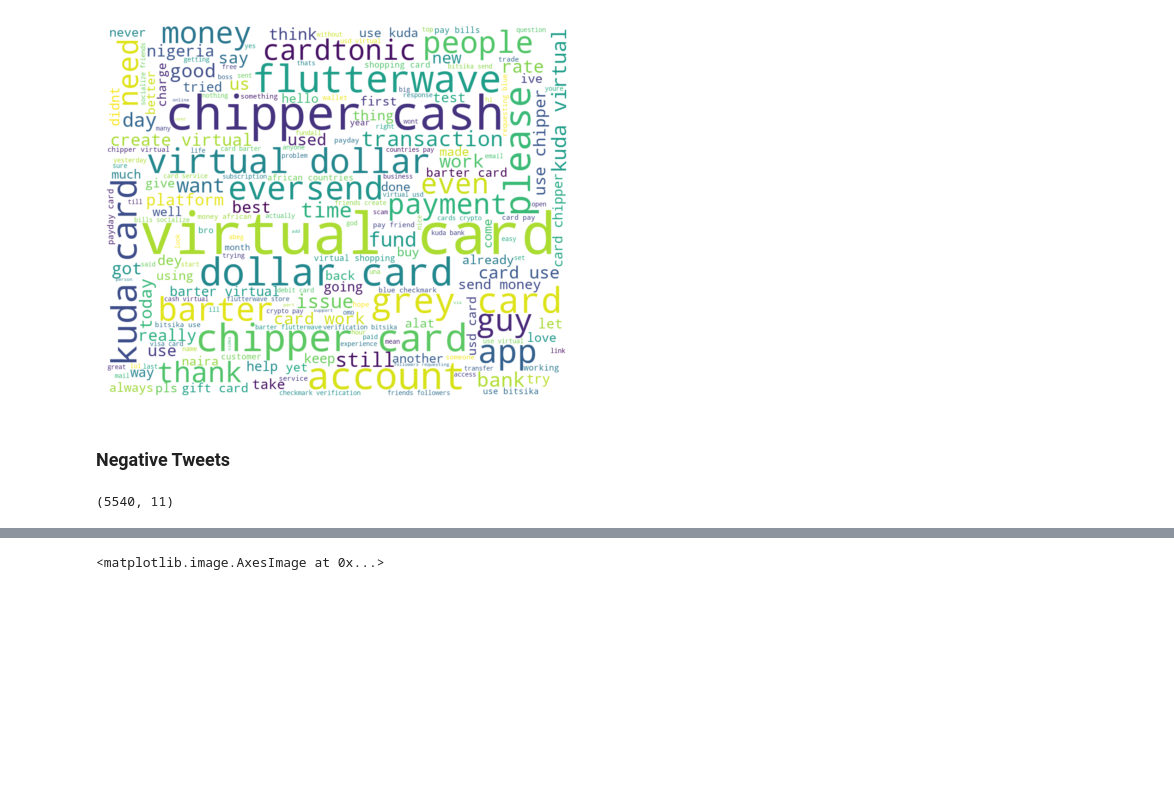
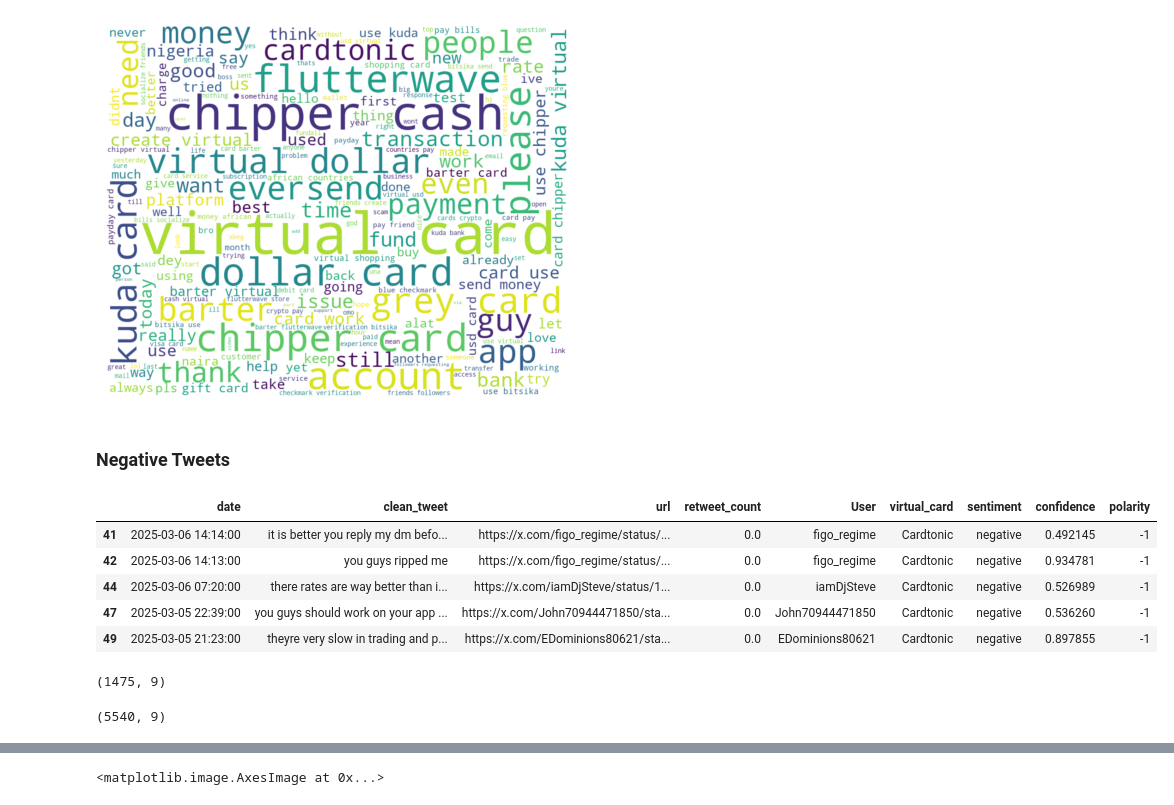
Before and after one commit to Anelawrence/Twitter-Sentiment-Analysis-Virtual-Cards, a Jupyter notebook: virtual_card_sentiment_analysis.ipynb, the cells around one changed output, grey strips where cells are left out. Saved outputs shown, nothing was run; the diff lists cells and outputs as text; code cells hidden in the pictures; blank space fills up the shorter version.

```diff
--- a/virtual_card_sentiment_analysis.ipynb
+++ b/virtual_card_sentiment_analysis.ipynb
@@ -847,6 +856,21 @@ plt.imshow(wc, interpolation = "bilinear")
 # %%
 negative_df = tweets_df[tweets_df['sentiment'] == 'negative']
 # %%
-negative_df.shape
+negative_df.head()
 # %% [output]
-(5540, 11)
+|  | date | clean_tweet | url | retweet_count | User | virtual_card | sentiment | confidence | polarity |
+| 41 | 2025-03-06 14:14:00 | it is better you reply my dm befo... | https://x.com/figo_regime/status/... | 0.0 | figo_regime | Cardtonic | negative | 0.492145 | -1 |
+| 42 | 2025-03-06 14:13:00 | you guys ripped me | https://x.com/figo_regime/status/... | 0.0 | figo_regime | Cardtonic | negative | 0.934781 | -1 |
+| 44 | 2025-03-06 07:20:00 | there rates are way better than i... | https://x.com/iamDjSteve/status/1... | 0.0 | iamDjSteve | Cardtonic | negative | 0.526989 | -1 |
+| 47 | 2025-03-05 22:39:00 | you guys should work on your app ... | https://x.com/John70944471850/sta... | 0.0 | John70944471850 | Cardtonic | negative | 0.536260 | -1 |
+| 49 | 2025-03-05 21:23:00 | theyre very slow in trading and p... | https://x.com/EDominions80621/sta... | 0.0 | EDominions80621 | Cardtonic | negative | 0.897855 | -1 |
+# %%
+negative_df[negative_df['virtual_card'] == 'Cardtonic'].shape
+# %% [output]
+(1475, 9)
+# %%
+from sklearn.utils import shuffle
+shuffled_df = shuffle(negative_df).reset_index(drop=True)
+shuffled_df.shape
+# %% [output]
+(5540, 9)
```
Also changed, not shown: parts of 15 cells of this notebook, 1 other file.
